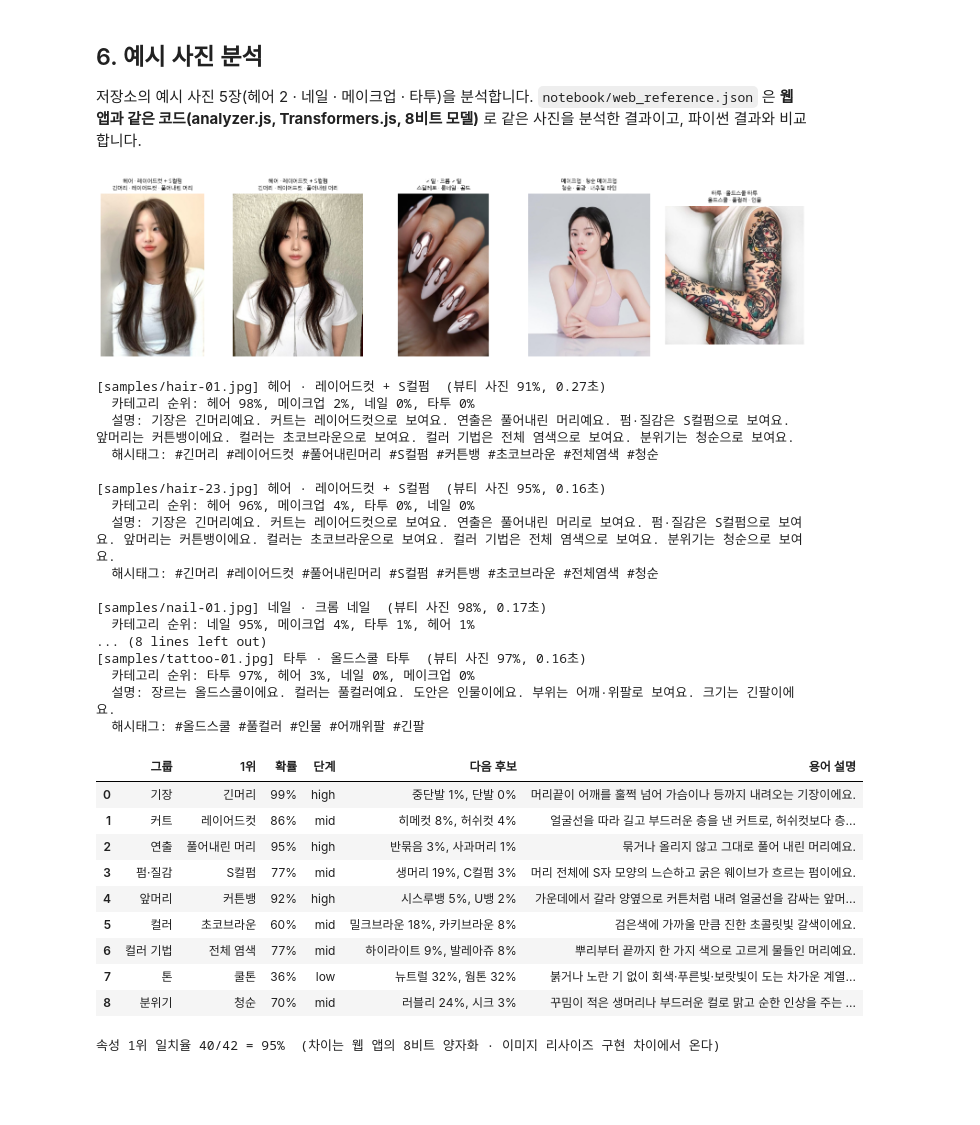
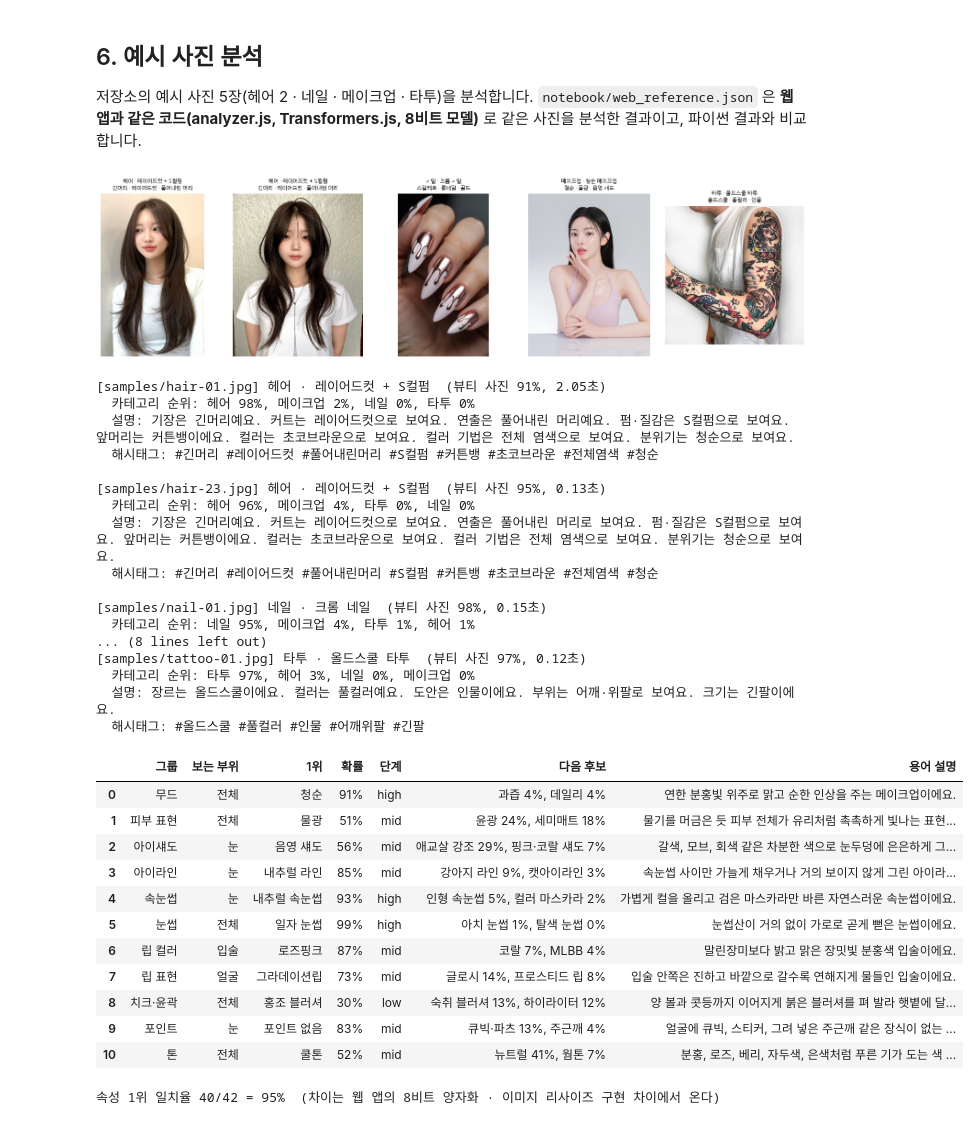
Before and after one commit to rudals906377/AI, a Jupyter notebook: notebook/beauty_style_ai.ipynb, the cells around one changed output. Drawn from its saved outputs; the diff is of its cells as text; code cells hidden in the pictures; blank space fills up the shorter version.

```diff
--- a/notebook/beauty_style_ai.ipynb
+++ b/notebook/beauty_style_ai.ipynb
@@ -142,15 +142,20 @@ INDEX["other"] = buf[k:k + EMB["layout"]["other"]]
 HEAD = {key: {"W": f32(h["W"]).reshape(h["rows"], HEADS["dim"]), "b": np.array(h["b"], dtype=np.float64), "alpha": h.get("alpha", 1.0)}
         for key, h in HEADS["groups"].items()}
 CALIB = HEADS.get("calib", {})
+# 그룹 → 잘라 볼 부위 (메이크업: 아이섀도 · 아이라인 · 속눈썹 · 포인트 = 눈, 립 컬러 = 입술, 립 표현 = 얼굴). 그 부위의 헤드 · 보정 온도는 '그룹@부위' 키
+REGION_OF = HEADS.get("regions", {})
+REGION_CATS = {k.split(".")[0] for k in REGION_OF}
 
 rows = []
 for c in CATS:
     for g in TAX["tax"][c]["groups"]:
         key = f"{c}.{g['key']}"
+        hk = f"{key}@{REGION_OF[key]}" if key in REGION_OF else key
         rows.append({"카테고리": TAX["tax"][c]["label"], "그룹": g["label"], "라벨 수": len(g["labels"]),
-                     "학습 헤드": "있음" if key in HEAD else "-", "섞는 비율 α": HEAD.get(key, {}).get("alpha", ""),
-                     "보정 온도": CALIB.get(key, ""), "라벨 예": ", ".join(l["ko"] for l in g["labels"][:4])})
+                     "보는 부위": {"eye": "눈", "lip": "입술", "face": "얼굴"}.get(REGION_OF.get(key), "전체"),
+                     "학습 헤드": "있음" if hk in HEAD else "-", "섞는 비율 α": HEAD.get(hk, {}).get("alpha", ""),
+                     "보정 온도": CALIB.get(hk, ""), "라벨 예": ", ".join(l["ko"] for l in g["labels"][:4])})
 df_groups = pd.DataFrame(rows)
-print(f"라벨 {sum(df_groups['라벨 수'])}개 · 그룹 {len(df_groups)}개 · 학습 헤드 {len(HEAD)}개 (카테고리 · 뷰티 판별 포함)")
+print(f"라벨 {sum(df_groups['라벨 수'])}개 · 그룹 {len(df_groups)}개 · 학습 헤드 {len(HEAD)}개 (카테고리 · 뷰티 판별 · 부위 헤드 {sum('@' in k for k in HEAD)}개 포함)")
 df_groups
 # %% [output]
@@ -332,46 +404,48 @@ for ax, path in zip(axes, SAMPLES):
 plt.tight_layout(); plt.show()
 
 for path, r in results.items():
-    print(f"\n[{path}] {r['category_label']} · {r['text']['genre']}  (뷰티 사진 {r['beauty_score']:.0%}, {r['elapsed_s']:.2f}초)")
+    print(f"\n[{path}] {r['category_label']} · {r['text']['genre']}  (뷰티 사진 {r['beauty_score']:.0%}, {r['elapsed_s']:.2f}초{', 부위 크롭: ' + ' · '.join(r['regions_used']) if r['regions_used'] else ''})")
     print("  카테고리 순위:", ", ".join(f"{TAX['tax'][c]['label']} {p:.0%}" for c, p in r["category_ranking"]))
     print("  설명:", " ".join(r["text"]["sentences"]))
     print("  해시태그:", " ".join(r["text"]["tags"]))
 # %% [output]
 [figure]
-[samples/hair-01.jpg] 헤어 · 레이어드컷 + S컬펌  (뷰티 사진 91%, 0.27초)
+[samples/hair-01.jpg] 헤어 · 레이어드컷 + S컬펌  (뷰티 사진 91%, 2.05초)
   카테고리 순위: 헤어 98%, 메이크업 2%, 네일 0%, 타투 0%
   설명: 기장은 긴머리예요. 커트는 레이어드컷으로 보여요. 연출은 풀어내린 머리예요. 펌·질감은 S컬펌으로 보여요. 앞머리는 커튼뱅이에요. 컬러는 초코브라운으로 보여요. 컬러 기법은 전체 염색으로 보여요. 분위기는 청순으로 보여요.
   해시태그: #긴머리 #레이어드컷 #풀어내린머리 #S컬펌 #커튼뱅 #초코브라운 #전체염색 #청순
 
-[samples/hair-23.jpg] 헤어 · 레이어드컷 + S컬펌  (뷰티 사진 95%, 0.16초)
+[samples/hair-23.jpg] 헤어 · 레이어드컷 + S컬펌  (뷰티 사진 95%, 0.13초)
   카테고리 순위: 헤어 96%, 메이크업 4%, 타투 0%, 네일 0%
   설명: 기장은 긴머리예요. 커트는 레이어드컷으로 보여요. 연출은 풀어내린 머리로 보여요. 펌·질감은 S컬펌으로 보여요. 앞머리는 커튼뱅이에요. 컬러는 초코브라운으로 보여요. 컬러 기법은 전체 염색으로 보여요. 분위기는 청순으로 보여요.
   해시태그: #긴머리 #레이어드컷 #풀어내린머리 #S컬펌 #커튼뱅 #초코브라운 #전체염색 #청순
 
-[samples/nail-01.jpg] 네일 · 크롬 네일  (뷰티 사진 98%, 0.17초)
+[samples/nail-01.jpg] 네일 · 크롬 네일  (뷰티 사진 98%, 0.15초)
   카테고리 순위: 네일 95%, 메이크업 4%, 타투 1%, 헤어 1%
 ... (8 lines left out)
-[samples/tattoo-01.jpg] 타투 · 올드스쿨 타투  (뷰티 사진 97%, 0.16초)
+[samples/tattoo-01.jpg] 타투 · 올드스쿨 타투  (뷰티 사진 97%, 0.12초)
   카테고리 순위: 타투 97%, 헤어 3%, 네일 0%, 메이크업 0%
   설명: 장르는 올드스쿨이에요. 컬러는 풀컬러예요. 도안은 인물이에요. 부위는 어깨·위팔로 보여요. 크기는 긴팔이에요.
   해시태그: #올드스쿨 #풀컬러 #인물 #어깨위팔 #긴팔
 # %%
-# 속성별 판단 근거 (예: 첫 번째 사진) — 웹 앱의 '속성별 판단 근거' 막대와 같은 값
-r = results[SAMPLES[0]]
-pd.DataFrame([{"그룹": a["group_label"], "1위": a["label"], "확률": f"{a['score']:.0%}", "단계": a["level"],
+# 속성별 판단 근거 (예: 메이크업 사진) — 웹 앱의 '속성별 판단 근거' 막대와 같은 값. 눈 · 입술 그룹은 잘라낸 부위로 판단한 것
+r = results["samples/makeup-01.jpg"]
+pd.DataFrame([{"그룹": a["group_label"], "보는 부위": {"eye": "눈", "lip": "입술", "face": "얼굴"}.get(a["region"], "전체"), "1위": a["label"], "확률": f"{a['score']:.0%}", "단계": a["level"],
                "다음 후보": ", ".join(f"{x['label']} {x['score']:.0%}" for x in a["alternatives"]), "용어 설명": a["def"]}
               for a in r["attributes"]])
 # %% [output]
-|  | 그룹 | 1위 | 확률 | 단계 | 다음 후보 | 용어 설명 |
-| 0 | 기장 | 긴머리 | 99% | high | 중단발 1%, 단발 0% | 머리끝이 어깨를 훌쩍 넘어 가슴이나 등까지 내려오는 기장이에요. |
-| 1 | 커트 | 레이어드컷 | 86% | mid | 히메컷 8%, 허쉬컷 4% | 얼굴선을 따라 길고 부드러운 층을 낸 커트로, 허쉬컷보다 층... |
-| 2 | 연출 | 풀어내린 머리 | 95% | high | 반묶음 3%, 사과머리 1% | 묶거나 올리지 않고 그대로 풀어 내린 머리예요. |
-| 3 | 펌·질감 | S컬펌 | 77% | mid | 생머리 19%, C컬펌 3% | 머리 전체에 S자 모양의 느슨하고 굵은 웨이브가 흐르는 펌이에요. |
-| 4 | 앞머리 | 커튼뱅 | 92% | high | 시스루뱅 5%, U뱅 2% | 가운데에서 갈라 양옆으로 커튼처럼 내려 얼굴선을 감싸는 앞머... |
-| 5 | 컬러 | 초코브라운 | 60% | mid | 밀크브라운 18%, 카키브라운 8% | 검은색에 가까울 만큼 진한 초콜릿빛 갈색이에요. |
-| 6 | 컬러 기법 | 전체 염색 | 77% | mid | 하이라이트 9%, 발레아쥬 8% | 뿌리부터 끝까지 한 가지 색으로 고르게 물들인 머리예요. |
-| 7 | 톤 | 쿨톤 | 36% | low | 뉴트럴 32%, 웜톤 32% | 붉거나 노란 기 없이 회색·푸른빛·보랏빛이 도는 차가운 계열... |
-| 8 | 분위기 | 청순 | 70% | mid | 러블리 24%, 시크 3% | 꾸밈이 적은 생머리나 부드러운 컬로 맑고 순한 인상을 주는 ... |
+|  | 그룹 | 보는 부위 | 1위 | 확률 | 단계 | 다음 후보 | 용어 설명 |
+| 0 | 무드 | 전체 | 청순 | 91% | high | 과즙 4%, 데일리 4% | 연한 분홍빛 위주로 맑고 순한 인상을 주는 메이크업이에요. |
+| 1 | 피부 표현 | 전체 | 물광 | 51% | mid | 윤광 24%, 세미매트 18% | 물기를 머금은 듯 피부 전체가 유리처럼 촉촉하게 빛나는 표현... |
+| 2 | 아이섀도 | 눈 | 음영 섀도 | 56% | mid | 애교살 강조 29%, 핑크·코랄 섀도 7% | 갈색, 모브, 회색 같은 차분한 색으로 눈두덩에 은은하게 그... |
+| 3 | 아이라인 | 눈 | 내추럴 라인 | 85% | mid | 강아지 라인 9%, 캣아이라인 3% | 속눈썹 사이만 가늘게 채우거나 거의 보이지 않게 그린 아이라... |
+| 4 | 속눈썹 | 눈 | 내추럴 속눈썹 | 93% | high | 인형 속눈썹 5%, 컬러 마스카라 2% | 가볍게 컬을 올리고 검은 마스카라만 바른 자연스러운 속눈썹이에요. |
+| 5 | 눈썹 | 전체 | 일자 눈썹 | 99% | high | 아치 눈썹 1%, 탈색 눈썹 0% | 눈썹산이 거의 없이 가로로 곧게 뻗은 눈썹이에요. |
+| 6 | 립 컬러 | 입술 | 로즈핑크 | 87% | mid | 코랄 7%, MLBB 4% | 말린장미보다 밝고 맑은 장밋빛 분홍색 입술이에요. |
+| 7 | 립 표현 | 얼굴 | 그라데이션립 | 73% | mid | 글로시 14%, 프로스티드 립 8% | 입술 안쪽은 진하고 바깥으로 갈수록 연해지게 물들인 입술이에요. |
+| 8 | 치크·윤곽 | 전체 | 홍조 블러셔 | 30% | low | 숙취 블러셔 13%, 하이라이터 12% | 양 볼과 콧등까지 이어지게 붉은 블러셔를 펴 발라 햇볕에 달... |
+| 9 | 포인트 | 눈 | 포인트 없음 | 83% | mid | 큐빅·파츠 13%, 주근깨 4% | 얼굴에 큐빅, 스티커, 그려 넣은 주근깨 같은 장식이 없는 ... |
+| 10 | 톤 | 전체 | 쿨톤 | 52% | mid | 뉴트럴 41%, 웜톤 7% | 분홍, 로즈, 베리, 자두색, 은색처럼 푸른 기가 도는 색 ... |
 # %%
 # 웹 앱(Transformers.js, 8비트) 결과와 비교: 같은 사진에서 카테고리와 속성 1위가 같은지
 rows, same_all, n_all = [], 0, 0
```
Also changed, not shown: parts of 6 cells of this notebook, 17 other files.
